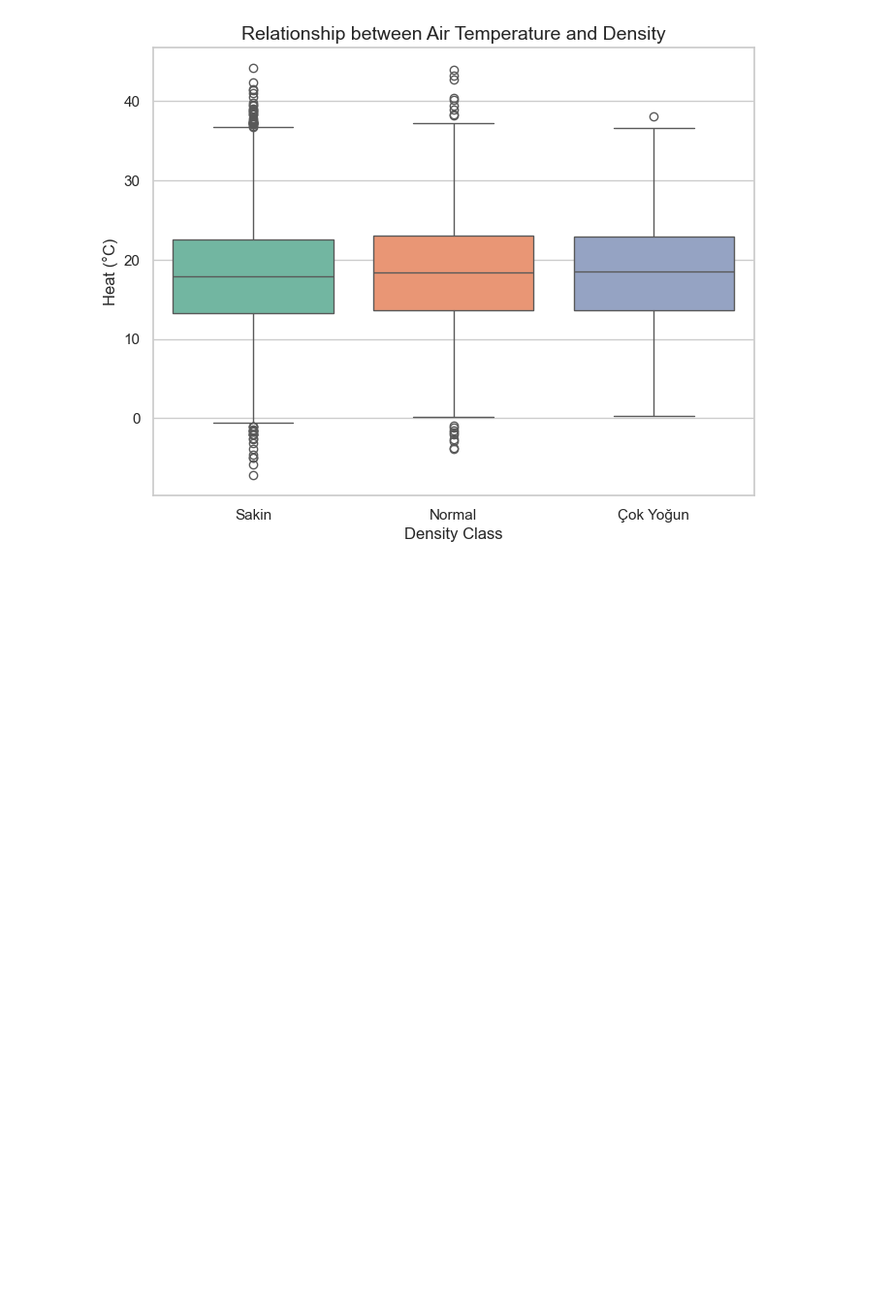
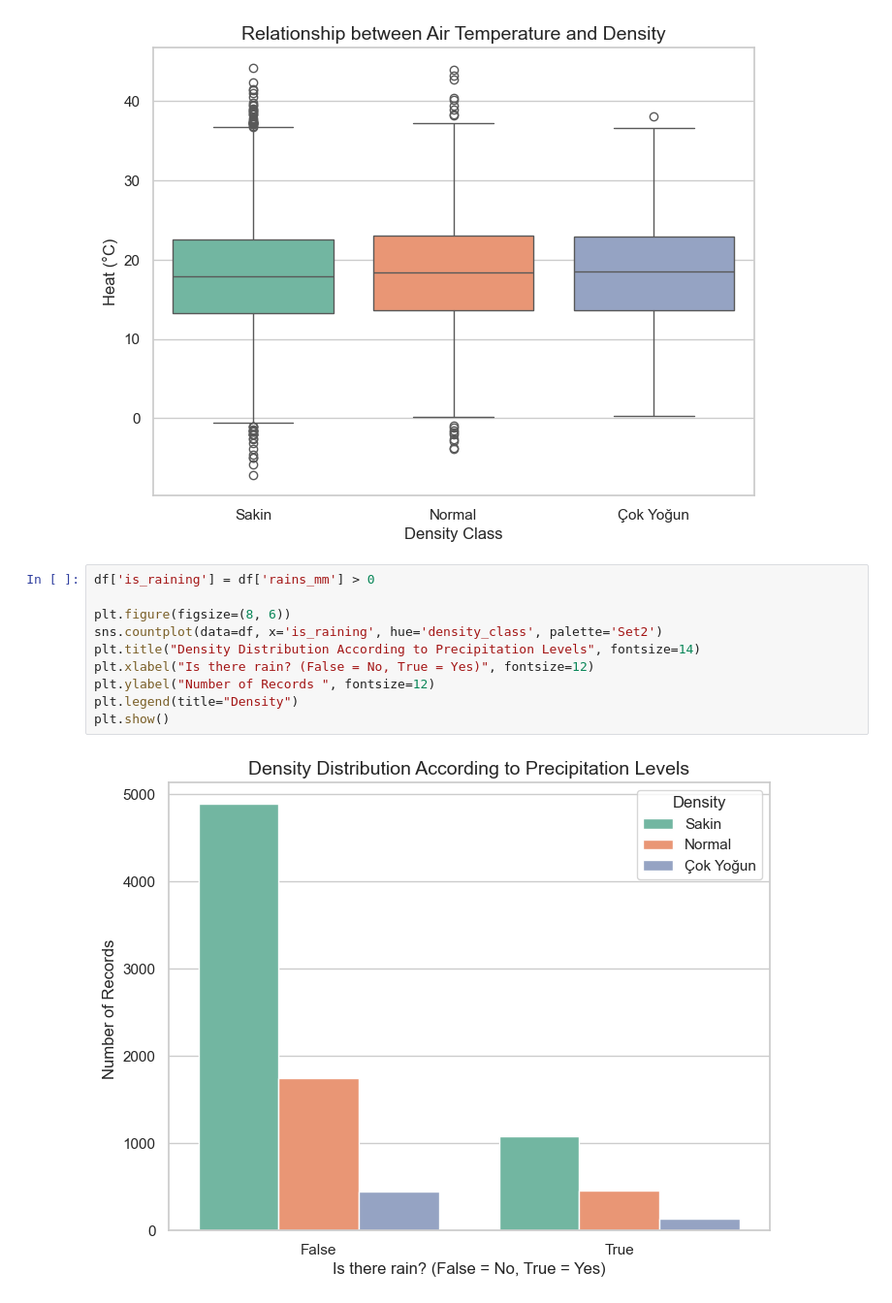
Before and after one commit to akfoz45/IzbanFlow-Predictor, a Jupyter notebook: model_eda.ipynb, the cells around one changed output. Shown at 97% size. Drawn from its saved outputs; the diff is of its cells as text; blank space fills up the shorter version.

```diff
--- a/model_eda.ipynb
+++ b/model_eda.ipynb
@@ -115,3 +115,15 @@ Passing `palette` without assigning `hue` is deprecated and will be removed in v
 
   sns.boxplot(data=df, x="density_class", y="heat", order=["Sakin", "Normal", "Çok Yoğun"], palette='Set2')
 [figure]
+# %%
+df['is_raining'] = df['rains_mm'] > 0
+
+plt.figure(figsize=(8, 6))
+sns.countplot(data=df, x='is_raining', hue='density_class', palette='Set2')
+plt.title("Density Distribution According to Precipitation Levels", fontsize=14)
+plt.xlabel("Is there rain? (False = No, True = Yes)", fontsize=12)
+plt.ylabel("Number of Records ", fontsize=12)
+plt.legend(title="Density")
+plt.show()
+# %% [output]
+[figure, added]
```
